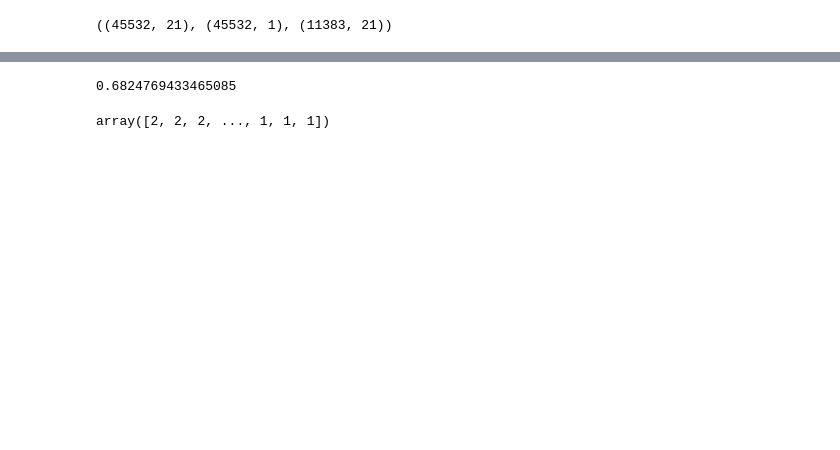
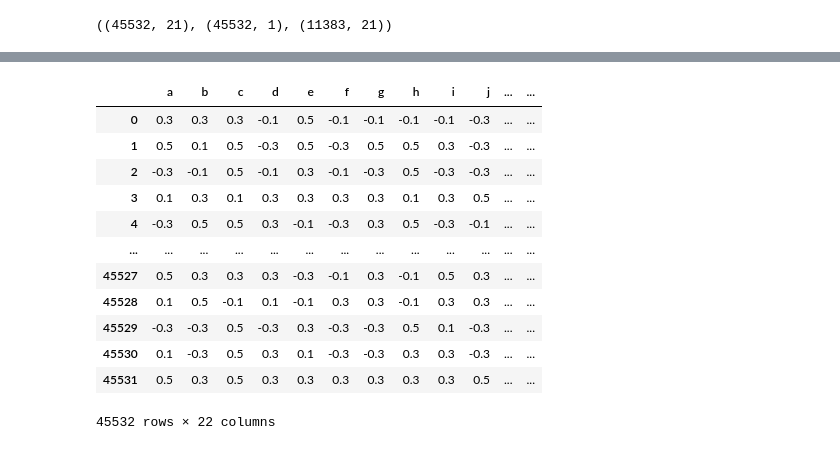
Before and after one commit to yebiny/psychoMetrics, a Jupyter notebook: 3-Train/train.ipynb, the cells around one changed output, grey strips where cells are left out. Saved outputs shown, nothing was run; the diff lists cells and outputs as text; code cells hidden in the pictures; blank space fills up the shorter version.

```diff
--- a/3-Train/train.ipynb
+++ b/3-Train/train.ipynb
@@ -11,5 +13,3 @@ x_test = np.load('../2-Processing/x_test.npy')
 x_data.shape, y_data.shape, x_test.shape
 # %% [output]
 ((45532, 21), (45532, 1), (11383, 21))
-# %%
-y_data = np.reshape(y_data, (len(y_data), ))
@@ -82,4 +15,0 @@ count, len(y_valid)
-# %%
-count/len(y_valid)
-# %% [output]
-0.6824769433465085
@@ -88,5 +15,0 @@ y_sub = model.predict(x_test)
-# %%
-y_sub[y_sub==0]=2
-y_sub
-# %% [output]
-array([2, 2, 2, ..., 1, 1, 1])
@@ -94,0 +16,21 @@ submission=pd.read_csv('../0-Data/org/sample_submission.csv', index_col=0)
+# %%
+x_df = pd.DataFrame(x_data, columns=['a', 'b','c','d','e','f','g','h','i','j','k','l','m','n', 'o','p','q','r','s','t','u'])
+y_df = pd.DataFrame(y_data, columns=['voted'])
+test_df = pd.DataFrame(x_data, columns=['a', 'b','c','d','e','f','g','h','i','j','k','l','m','n', 'o','p','q','r','s','t','u'])
+# %%
+df = pd.concat([x_df, y_df], axis=1)
+df
+# %% [output]
+|  | a | b | c | d | e | f | g | h | i | j | ... | ... |
+| 0 | 0.3 | 0.3 | 0.3 | -0.1 | 0.5 | -0.1 | -0.1 | -0.1 | -0.1 | -0.3 | ... | ... |
+| 1 | 0.5 | 0.1 | 0.5 | -0.3 | 0.5 | -0.3 | 0.5 | 0.5 | 0.3 | -0.3 | ... | ... |
+| 2 | -0.3 | -0.1 | 0.5 | -0.1 | 0.3 | -0.1 | -0.3 | 0.5 | -0.3 | -0.3 | ... | ... |
+| 3 | 0.1 | 0.3 | 0.1 | 0.3 | 0.3 | 0.3 | 0.3 | 0.1 | 0.3 | 0.5 | ... | ... |
+| 4 | -0.3 | 0.5 | 0.5 | 0.3 | -0.1 | -0.3 | 0.3 | 0.5 | -0.3 | -0.1 | ... | ... |
+| ... | ... | ... | ... | ... | ... | ... | ... | ... | ... | ... | ... | ... |
+| 45527 | 0.5 | 0.3 | 0.3 | 0.3 | -0.3 | -0.1 | 0.3 | -0.1 | 0.5 | 0.3 | ... | ... |
+| 45528 | 0.1 | 0.5 | -0.1 | 0.1 | -0.1 | 0.3 | 0.3 | -0.1 | 0.3 | 0.3 | ... | ... |
+| 45529 | -0.3 | -0.3 | 0.5 | -0.3 | 0.3 | -0.3 | -0.3 | 0.5 | 0.1 | -0.3 | ... | ... |
+| 45530 | 0.1 | -0.3 | 0.5 | 0.3 | 0.1 | -0.3 | -0.3 | 0.3 | 0.3 | -0.3 | ... | ... |
+| 45531 | 0.5 | 0.3 | 0.5 | 0.3 | 0.3 | 0.3 | 0.3 | 0.3 | 0.3 | 0.5 | ... | ... |
+45532 rows × 22 columns
```
Also changed, not shown: parts of 22 cells of this notebook, 1 other file.
